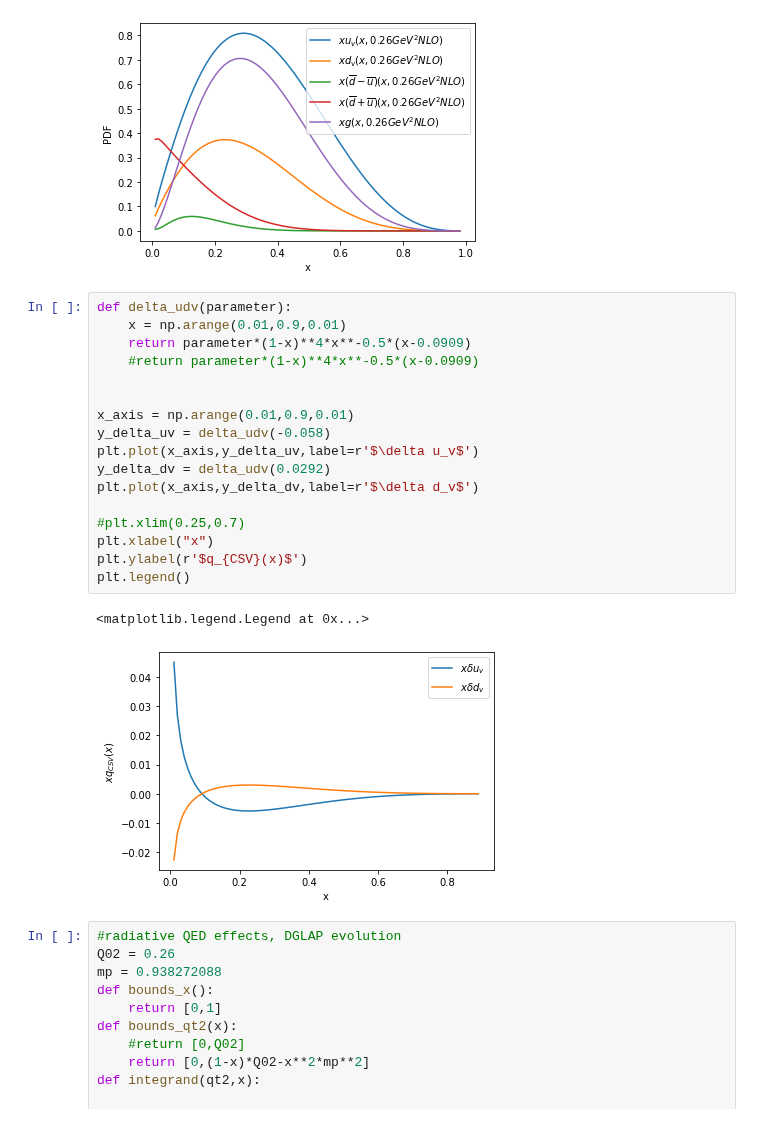
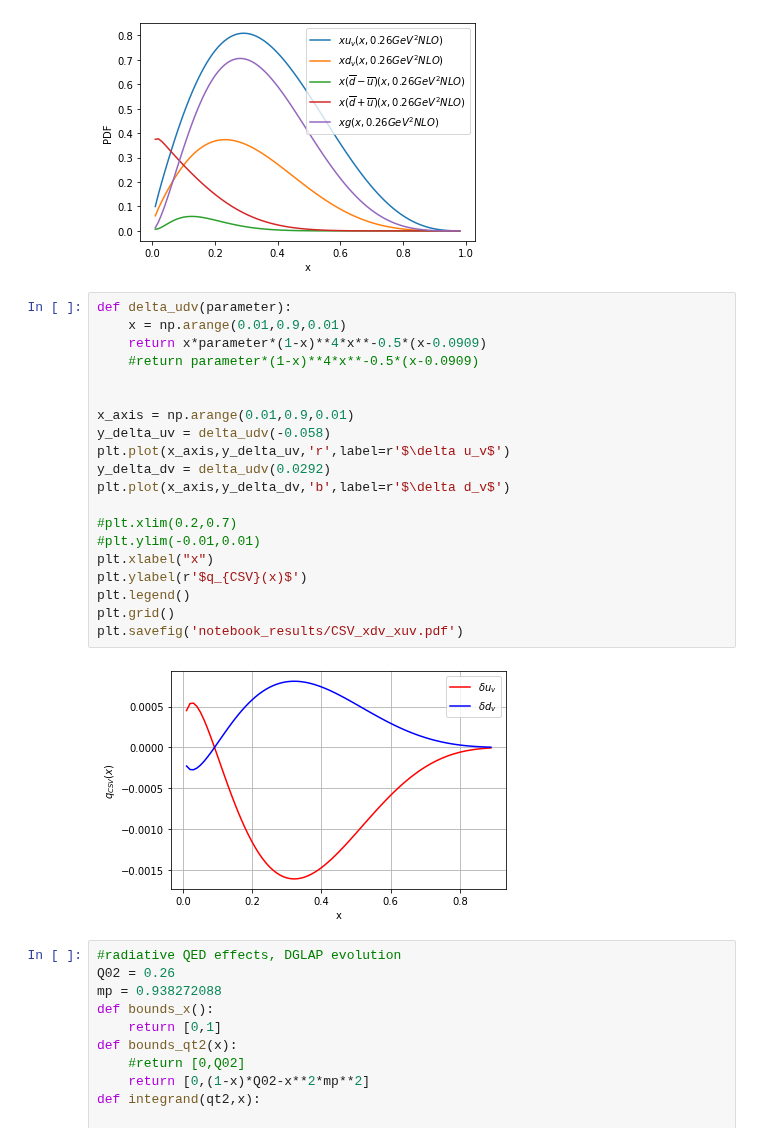
Before and after one commit to Mengzhendada/csv_notebook, a Jupyter notebook: CSV_Lattice.ipynb, the cells around one changed output. Saved outputs shown, nothing was run; the diff lists cells and outputs as text.

```diff
--- a/CSV_Lattice.ipynb
+++ b/CSV_Lattice.ipynb
@@ -54,23 +54,25 @@ plt.legend()
 # %%
 def delta_udv(parameter):
     x = np.arange(0.01,0.9,0.01)
-    return parameter*(1-x)**4*x**-0.5*(x-0.0909)
+    return x*parameter*(1-x)**4*x**-0.5*(x-0.0909)
     #return parameter*(1-x)**4*x**-0.5*(x-0.0909)
 
 
 x_axis = np.arange(0.01,0.9,0.01)
 y_delta_uv = delta_udv(-0.058)
-plt.plot(x_axis,y_delta_uv,label=r'$\delta u_v$')
+plt.plot(x_axis,y_delta_uv,'r',label=r'$\delta u_v$')
 y_delta_dv = delta_udv(0.0292)
-plt.plot(x_axis,y_delta_dv,label=r'$\delta d_v$')
+plt.plot(x_axis,y_delta_dv,'b',label=r'$\delta d_v$')
 
-#plt.xlim(0.25,0.7)
+#plt.xlim(0.2,0.7)
+#plt.ylim(-0.01,0.01)
 plt.xlabel("x")
 plt.ylabel(r'$q_{CSV}(x)$')
 plt.legend()
+plt.grid()
+plt.savefig('notebook_results/CSV_xdv_xuv.pdf')
 # %% [output]
-<matplotlib.legend.Legend at 0x...>
-[figure, old version]
+[figure, new version]
 # %%
 #radiative QED effects, DGLAP evolution
 Q02 = 0.26
```
Also changed, not shown: parts of 1 cell of this notebook, 3 other files.
